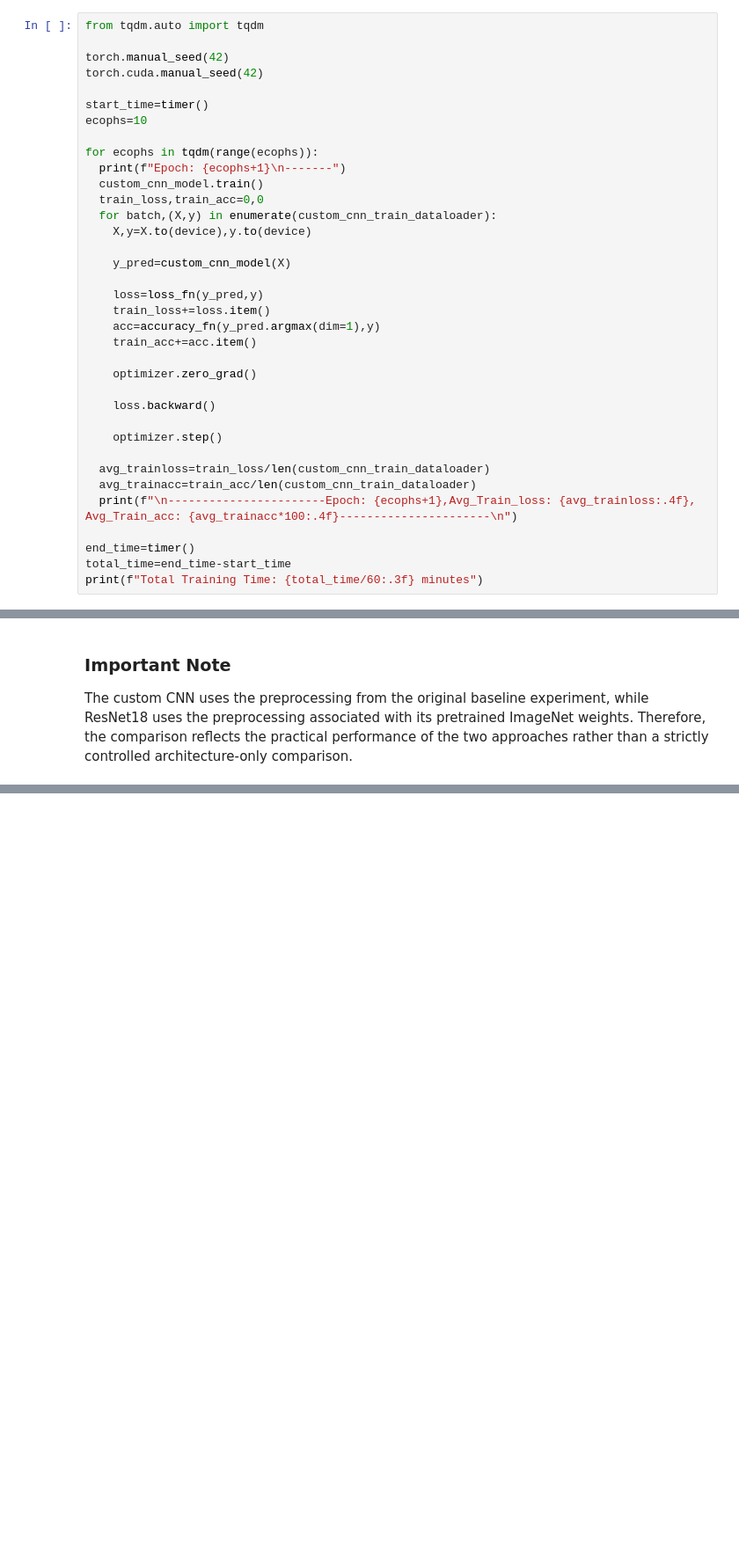
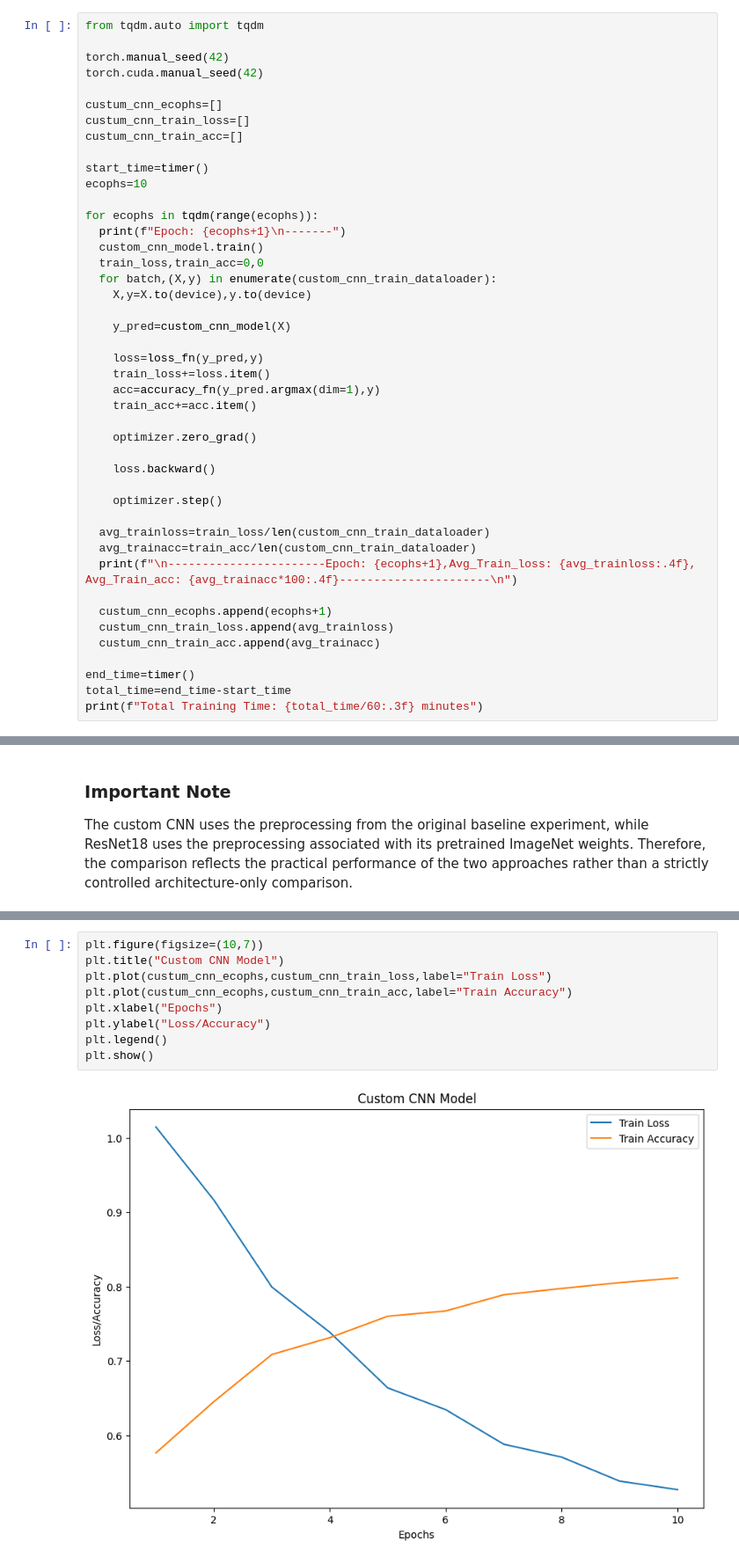
Before and after one commit to vikassinngh123/AI-ML-Learning, a Jupyter notebook: 06-Deep-Learning/01-PyTorch/02-PyTorch-Computer-Vision/04_intel_image_classification_transfer_learning_comparison.ipynb, the cells around one changed output, grey strips where cells are left out. Shown at 88% size. Cells and saved outputs as stored; diff of their text form; blank space fills up the shorter version.

Commit message:
feat(cv): save trained models and add training visualizations

```diff
--- a/06-Deep-Learning/01-PyTorch/02-PyTorch-Computer-Vision/04_intel_image_classification_transfer_learning_comparison.ipynb
+++ b/06-Deep-Learning/01-PyTorch/02-PyTorch-Computer-Vision/04_intel_image_classification_transfer_learning_comparison.ipynb
@@ -195,6 +195,10 @@ from tqdm.auto import tqdm
 
 torch.manual_seed(42)
 torch.cuda.manual_seed(42)
+
+custum_cnn_ecophs=[]
+custum_cnn_train_loss=[]
+custum_cnn_train_acc=[]
 
 start_time=timer()
 ecophs=10
@@ -223,6 +227,10 @@ for ecophs in tqdm(range(ecophs)):
   avg_trainacc=train_acc/len(custom_cnn_train_dataloader)
   print(f"\n-----------------------Epoch: {ecophs+1},Avg_Train_loss: {avg_trainloss:.4f}, Avg_Train_acc: {avg_trainacc*100:.4f}----------------------\n")
 
+  custum_cnn_ecophs.append(ecophs+1)
+  custum_cnn_train_loss.append(avg_trainloss)
+  custum_cnn_train_acc.append(avg_trainacc)
+
 end_time=timer()
 total_time=end_time-start_time
 print(f"Total Training Time: {total_time/60:.3f} minutes")
@@ -455,0 +477,11 @@ The custom CNN uses the preprocessing from the original baseline experiment, whi
+# %%
+plt.figure(figsize=(10,7))
+plt.title("Custom CNN Model")
+plt.plot(custum_cnn_ecophs,custum_cnn_train_loss,label="Train Loss")
+plt.plot(custum_cnn_ecophs,custum_cnn_train_acc,label="Train Accuracy")
+plt.xlabel("Epochs")
+plt.ylabel("Loss/Accuracy")
+plt.legend()
+plt.show()
+# %% [output]
+[figure, added]
```
Also changed, not shown: parts of 9 cells of this notebook.
